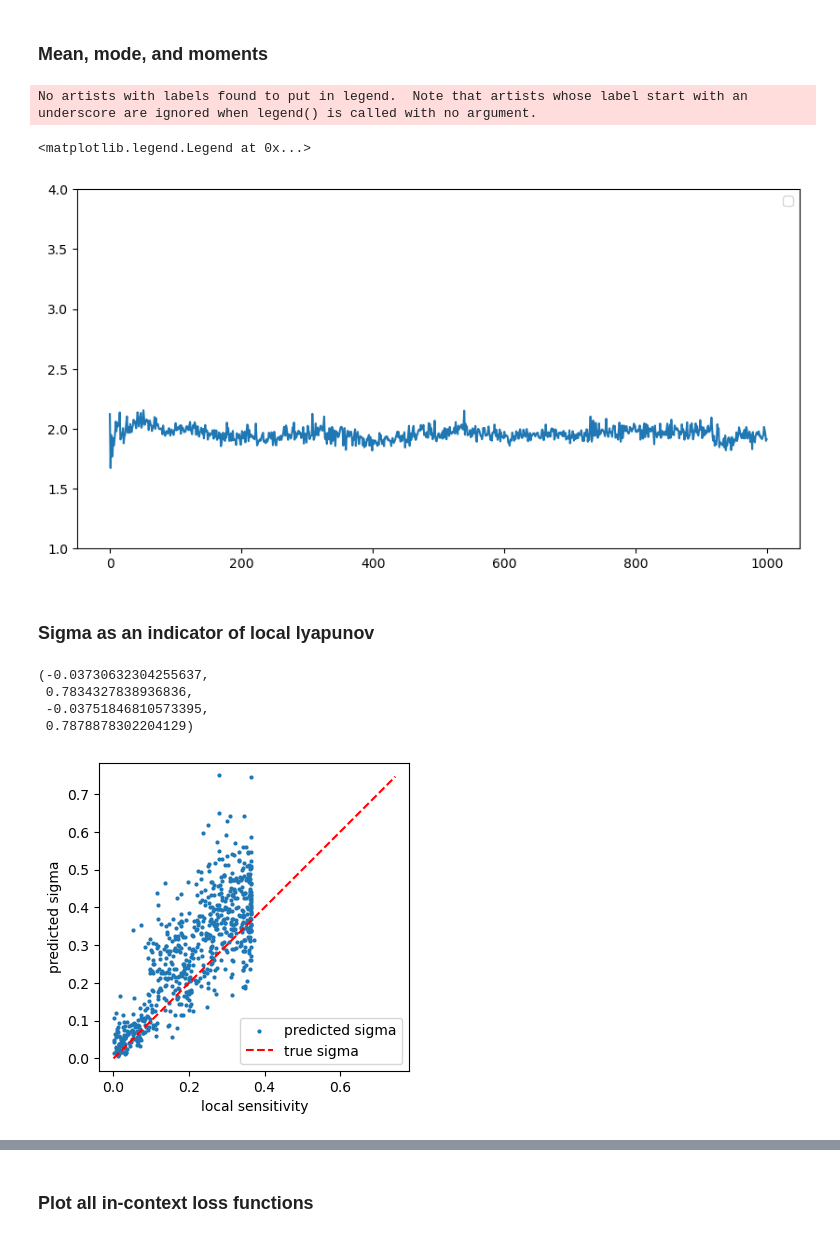
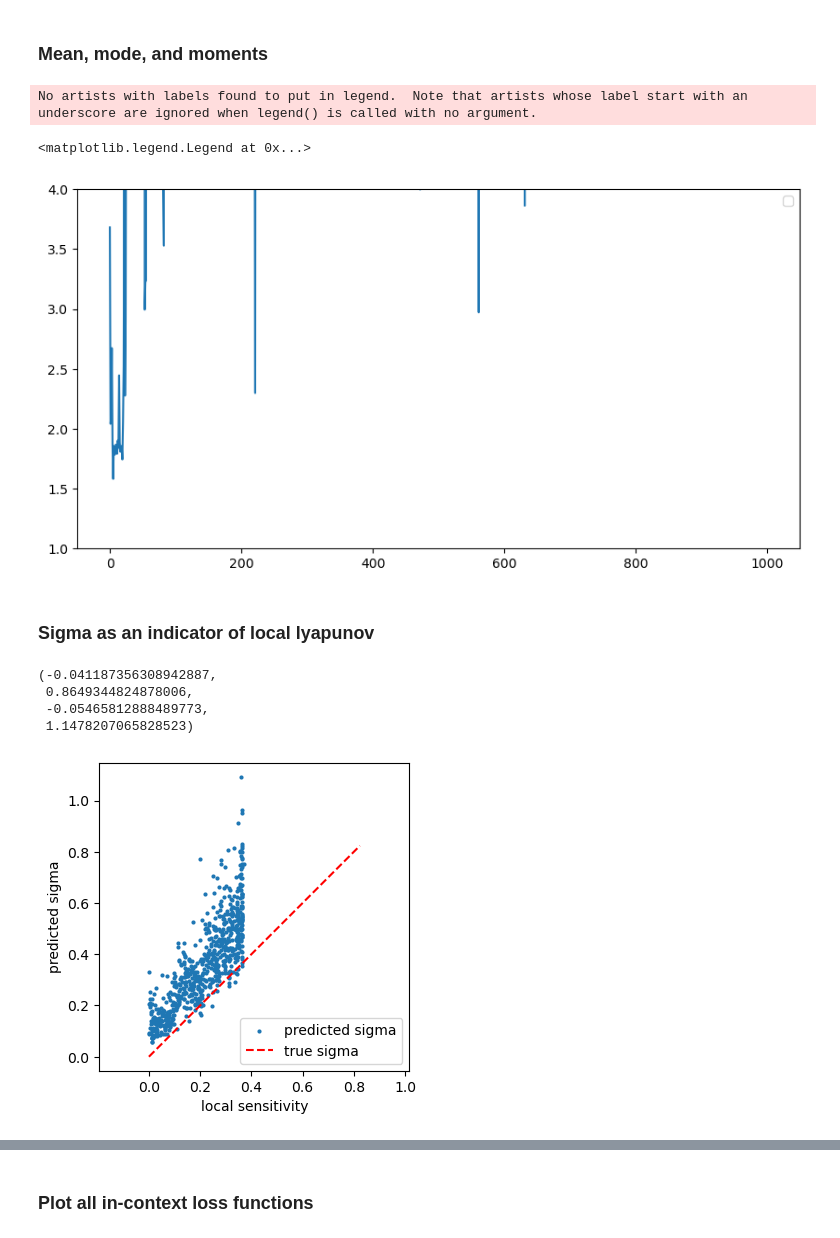
Before and after one commit to AntonioLiu97/llmICL, a Jupyter notebook: multi_digit_distribution_high_res_cache.ipynb, the cells around one changed output, grey strips where cells are left out. Cells and saved outputs as stored; diff of their text form; code cells hidden in the pictures.

```diff
--- a/multi_digit_distribution_high_res_cache.ipynb
+++ b/multi_digit_distribution_high_res_cache.ipynb
@@ -246,7 +248,8 @@ up_shift = 0.15
 rescaled_array = (time_series-time_series.min())/(time_series.max()-time_series.min()) * rescale_factor + up_shift
 rescaled_true_mean_arr = (np.array(mean_series)-time_series.min())/(time_series.max()-time_series.min()) * rescale_factor + up_shift
 rescaled_true_sigma_arr = np.array(sigma_series)/(time_series.max()-time_series.min()) * rescale_factor
-
+rescaled_true_mean_arr *= 10
+rescaled_true_sigma_arr *= 10
 full_series = serialize_arr(rescaled_array, settings)
 # %%
 len(full_series)
@@ -319,10 +322,9 @@ for i in tqdm(range(len(comma_locations))):
     # cache and full_series are shifted from beginning, not end
     end_idx_neg = end_idx - len(full_series)
     ### kv cache contains seq[0:-1]
-    # if i >=  200:
-    # kv_cache = trim_kv_cache(kv_cache_main, end_idx_neg-1)
-    # recursive_refiner(PDF, seq, curr = -prec, main = True, refine_depth = -1, mode = "all",
-    #                 kv_cache = kv_cache, model = model, tokenizer = tokenizer, good_tokens=good_tokens)
+    kv_cache = trim_kv_cache(kv_cache_main, end_idx_neg-1)
+    recursive_refiner(PDF, seq, curr = -prec, main = True, refine_depth = -1, mode = "neighbor",
+                    kv_cache = kv_cache, model = model, tokenizer = tokenizer, good_tokens=good_tokens)
 
     PDF_list += [PDF]
 # %%
@@ -345,6 +347,10 @@ with open(f"MultiPDFList/{datetime.now().strftime('%Y-%m-%d_%H-%M-%S')}.pkl", 'w
 # with open("MultiPDFList/2023-12-19_03-27-47.pkl", 'rb') as f:
 #     PDF_list = pickle.load(f)
 
-### model all, depth = -1, prec = 2, uncorrelated gaussian
-with open("MultiPDFList/2023-12-22_17-28-45.pkl", 'rb') as f:
+# ### model all, depth = -1, prec = 2, uncorrelated gaussian
+# with open("MultiPDFList/2023-12-22_17-28-45.pkl", 'rb') as f:
+#     PDF_list = pickle.load(f)
+
+## model neighbor, depth = -1, prec = 2, logistic map
+with open("MultiPDFList/2023-12-22_21-31-21.pkl", 'rb') as f:
     PDF_list = pickle.load(f)
@@ -445,37 +469,37 @@ plt.legend()
 # %% [output]
 No artists with labels found to put in legend.  Note that artists whose label start with an underscore are ignored when legend() is called with no argument.
 <matplotlib.legend.Legend at 0x...>
-[figure, old version]
+[figure, new version]
 # %% [markdown]
 ### Sigma as an indicator of local lyapunov
 # %%
 # plt.figure(figsize=(3, 6))
 plt.figure(figsize=(4, 4))
-plt.scatter(rescaled_true_sigma_arr[300:] * 10,sigma_arr[300:], marker='.', lw=0, label = 'predicted sigma')
+plt.scatter(rescaled_true_sigma_arr[300:],sigma_arr[300:], marker='.', lw=0, label = 'predicted sigma')
 
-# max_val = np.max(rescaled_true_sigma_arr[500:])*10
-# min_val = np.min(rescaled_true_sigma_arr[500:])*10
+# max_val = np.max(rescaled_true_sigma_arr[500:])
+# min_val = np.min(rescaled_true_sigma_arr[500:])
 
 max_val = np.max(sigma_arr[500:])
 # min_val = np.min(sigma_arr[500:])
 min_val = 0
 plt.plot([min_val, max_val], [min_val, max_val], color='red', linestyle='--', label = 'true sigma')  # Add line of slope 1
 
 # plt.xlabel(r'true sigma $\sim$ local lyapunov')
 plt.xlabel(r'local sensitivity')
 
 plt.ylabel('predicted sigma')
 # plt.xlim(0, 0.5)
 # plt.ylim(0, 0.5)
 plt.legend()
 plt.axis('equal')
 # plt.loglog()
 # %% [output]
-(-0.03730632304255637,
- 0.7834327838936836,
- -0.03751846810573395,
- 0.7878878302204129)
+(-0.041187356308942887,
+ 0.8649344824878006,
+ -0.05465812888489773,
+ 1.1478207065828523)
-[figure, old version]
+[figure, new version]
 # %%
 plt.figure(figsize=(8, 4))
 plt.scatter(sigma_arr[501:], time_series[500:-1], marker = '.', lw=0, label = 'predicted sigma')
```
Also changed, not shown: parts of 10 cells of this notebook, 1 other file.
